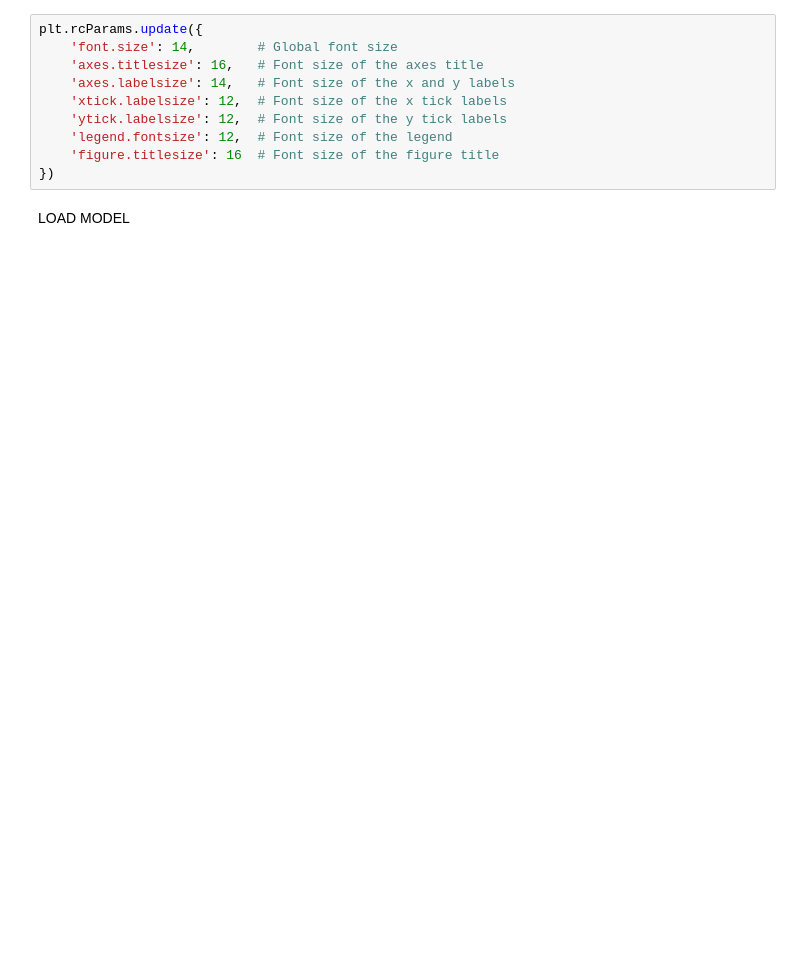
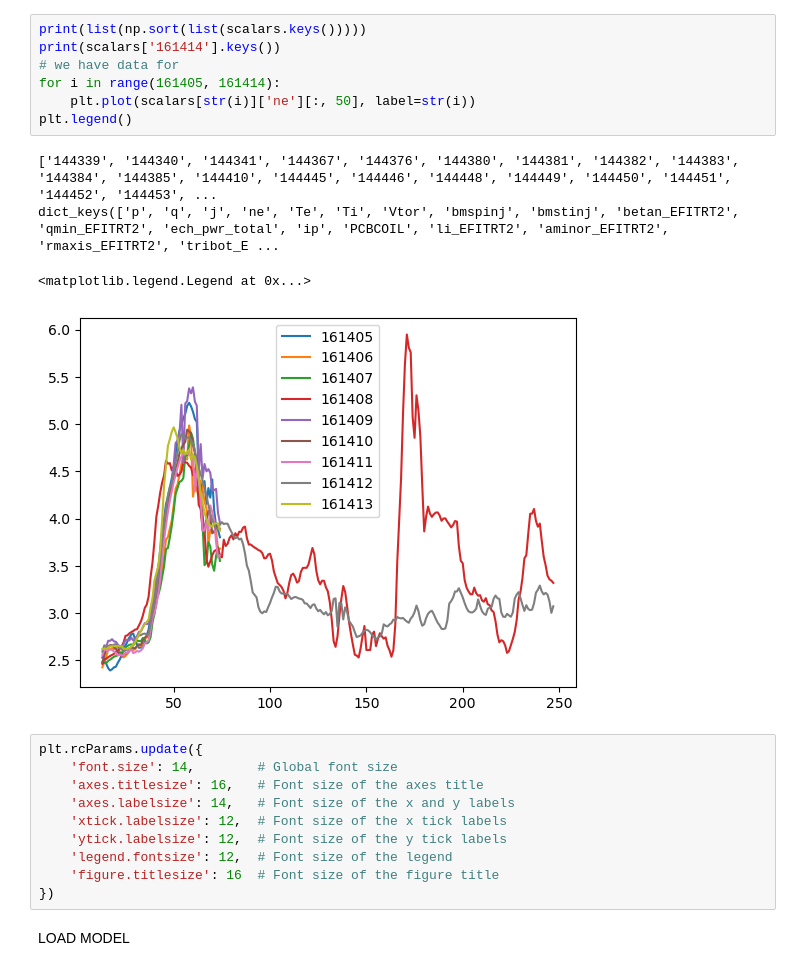
Before and after one commit to PlasmaControl/PlasmaEvolution, a Jupyter notebook: prediction_plotter.ipynb, the cells around one changed output. Saved outputs shown, nothing was run; the diff lists cells and outputs as text; blank space fills up the shorter version.

```diff
--- a/prediction_plotter.ipynb
+++ b/prediction_plotter.ipynb
@@ -13,3 +24,15 @@ import os
+# %%
+print(list(np.sort(list(scalars.keys()))))
+print(scalars['161414'].keys())
+# we have data for
+for i in range(161405, 161414):
+    plt.plot(scalars[str(i)]['ne'][:, 50], label=str(i))
+plt.legend()
+# %% [output]
+['144339', '144340', '144341', '144367', '144376', '144380', '144381', '144382', '144383', '144384', '144385', '144410', '144445', '144446', '144448', '144449', '144450', '144451', '144452', '144453', ...
+dict_keys(['p', 'q', 'j', 'ne', 'Te', 'Ti', 'Vtor', 'bmspinj', 'bmstinj', 'betan_EFITRT2', 'qmin_EFITRT2', 'ech_pwr_total', 'ip', 'PCBCOIL', 'li_EFITRT2', 'aminor_EFITRT2', 'rmaxis_EFITRT2', 'tribot_E ...
+<matplotlib.legend.Legend at 0x...>
+[figure, added]
 # %%
 plt.rcParams.update({
     'font.size': 14,        # Global font size
```
Also changed, not shown: parts of 17 cells of this notebook.
